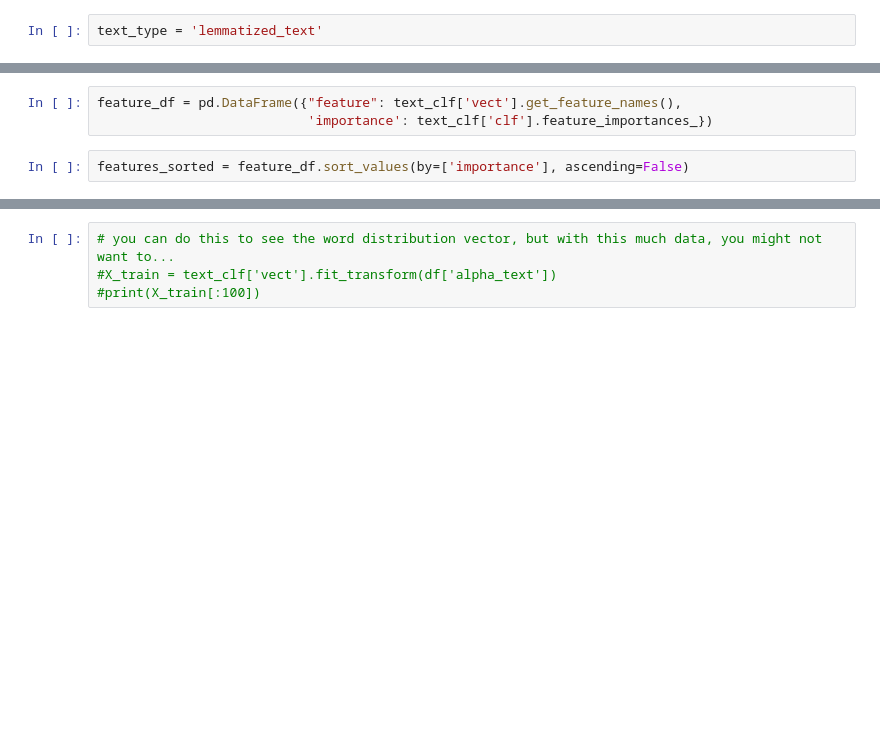
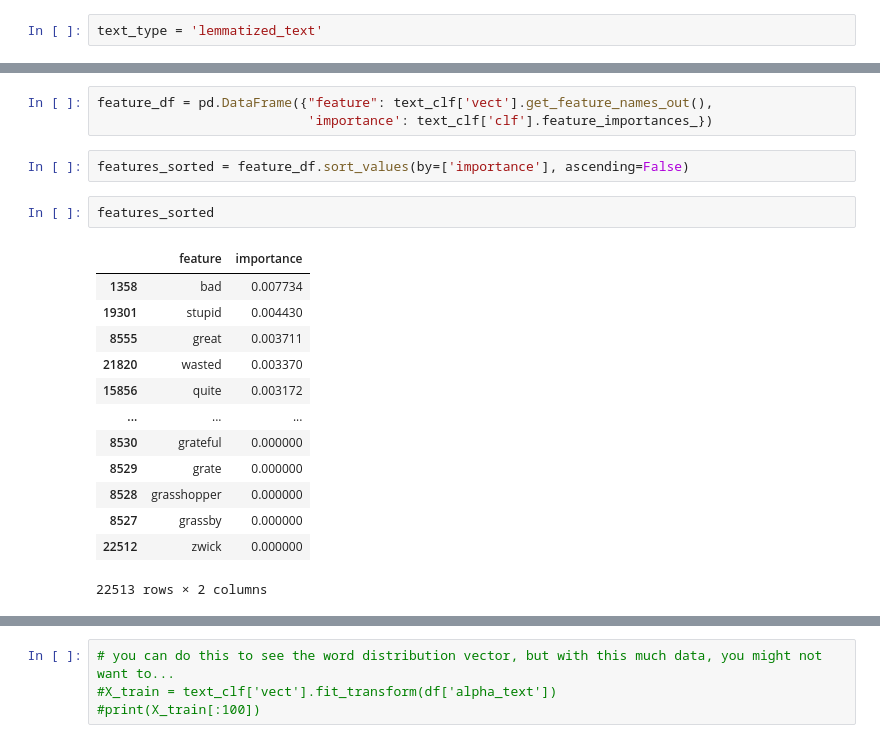
Before and after one commit to geoffswc/Document-Classification, a Jupyter notebook: Movie-Reviews-Pipeline.ipynb, the cells around one changed output, grey strips where cells are left out. Saved outputs shown, nothing was run; the diff lists cells and outputs as text; blank space fills up the shorter version.

```diff
--- a/Movie-Reviews-Pipeline.ipynb
+++ b/Movie-Reviews-Pipeline.ipynb
@@ -36,6 +66,22 @@ text_clf['clf'].feature_importances_
 # %%
-feature_df = pd.DataFrame({"feature": text_clf['vect'].get_feature_names(),
+feature_df = pd.DataFrame({"feature": text_clf['vect'].get_feature_names_out(),
                            'importance': text_clf['clf'].feature_importances_})
 # %%
 features_sorted = feature_df.sort_values(by=['importance'], ascending=False)
+# %%
+features_sorted
+# %% [output]
+|  | feature | importance |
+| 1358 | bad | 0.007734 |
+| 19301 | stupid | 0.004430 |
+| 8555 | great | 0.003711 |
+| 21820 | wasted | 0.003370 |
+| 15856 | quite | 0.003172 |
+| ... | ... | ... |
+| 8530 | grateful | 0.000000 |
+| 8529 | grate | 0.000000 |
+| 8528 | grasshopper | 0.000000 |
+| 8527 | grassby | 0.000000 |
+| 22512 | zwick | 0.000000 |
+22513 rows × 2 columns
 # %%
```
Also changed, not shown: parts of 14 cells of this notebook.
